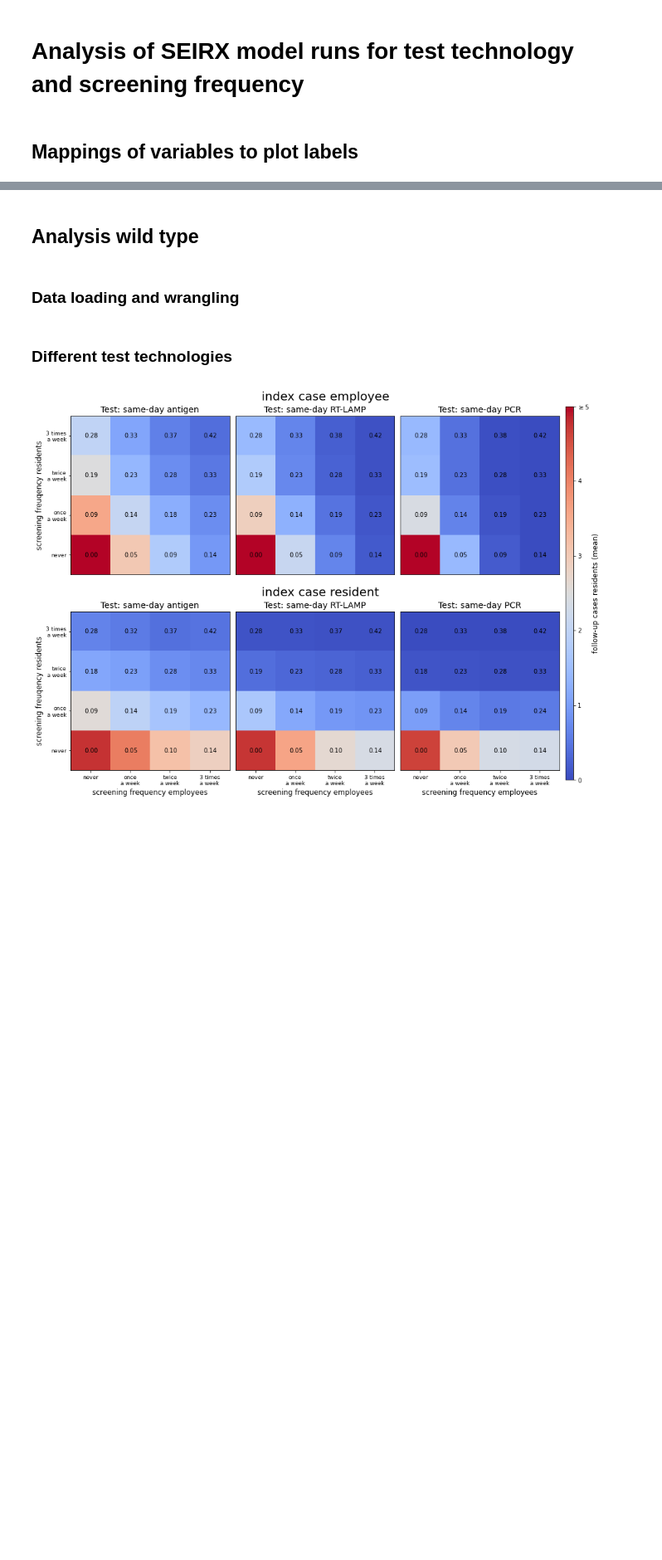
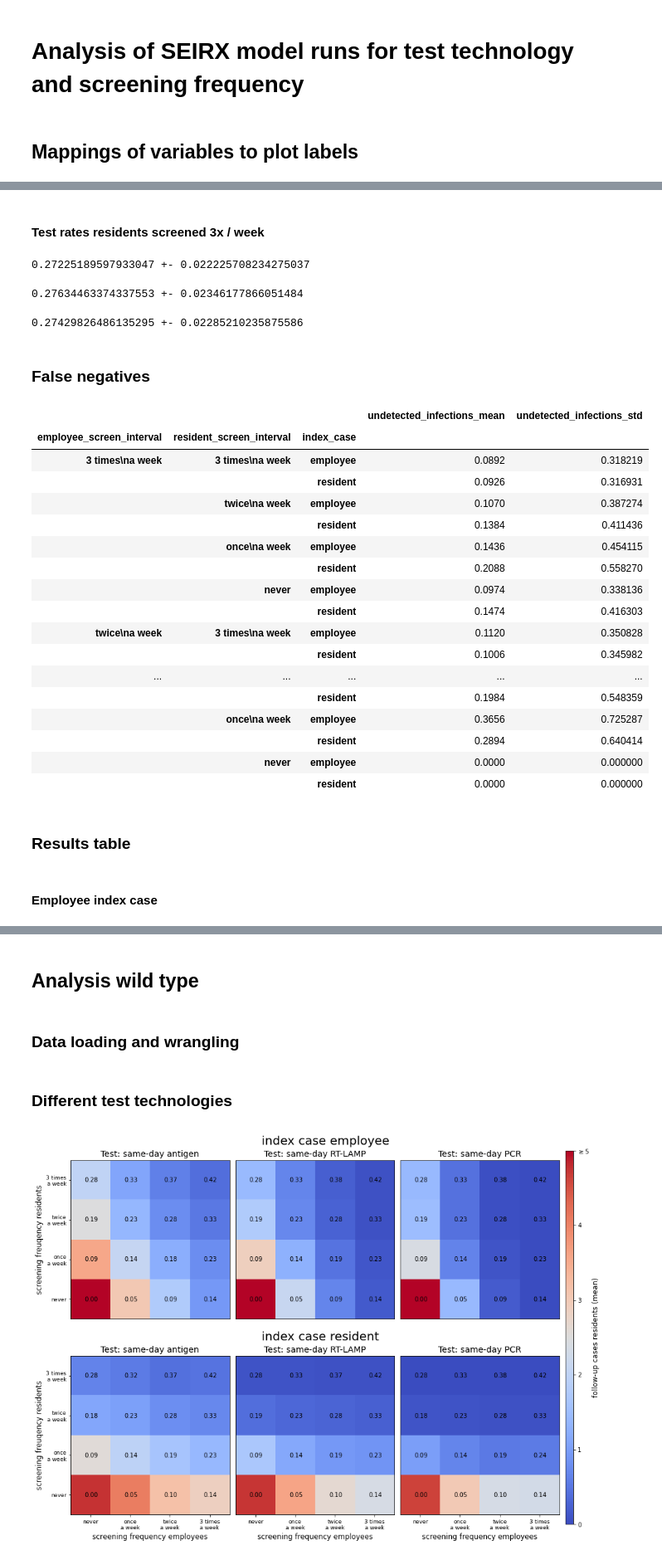
Before and after one commit to JanaLasser/nursing_home_SEIRX, a Jupyter notebook: analysis_testing_strategy.ipynb, the cells around one changed output, grey strips where cells are left out. Shown at 83% size. Drawn from its saved outputs; the diff is of its cells as text; code cells hidden in the pictures; blank space fills up the shorter version.

```diff
--- a/analysis_testing_strategy.ipynb
+++ b/analysis_testing_strategy.ipynb
@@ -78,0 +81,6 @@ if language == 'german':
+# %%
+res_path = '../data/simulation_results'
+dst_path = '../plots/'
+sim_name = 'simulations_testing_strategy'
+N_runs = 5000
+data = pd.read_csv(join(res_path,'{}_UK_variant_{}.csv'.format(sim_name, N_runs)))
@@ -78,0 +652,45 @@ if language == 'german':
+# %% [markdown]
+#### Test rates residents screened 3x / week
+# %%
+mean = data.loc[:, 'never', '3 times\na week', 'employee']['test_rate_mean'].mean()
+std = np.sqrt((data.loc[:, 'never', '3 times\na week', 'employee']['test_rate_std']**2).mean())
+print('{} +- {}'.format(mean, std))
+# %% [output]
+0.27225189597933047 +- 0.022225708234275037
+# %%
+mean = data.loc[:, 'never', '3 times\na week', 'resident']['test_rate_mean'].mean()
+std = np.sqrt((data.loc[:, 'never', '3 times\na week', 'resident']['test_rate_std']**2).mean())
+print('{} +- {}'.format(mean, std))
+# %% [output]
+0.27634463374337553 +- 0.02346177866051484
+# %%
+mean = data.loc[:, 'never', '3 times\na week', :]['test_rate_mean'].mean()
+std = np.sqrt((data.loc[:, 'never', '3 times\na week', :]['test_rate_std']**2).mean())
+print('{} +- {}'.format(mean, std))
+# %% [output]
+0.27429826486135295 +- 0.02285210235875586
+# %% [markdown]
+### False negatives
+# %%
+data.loc['same_day_antigen'][['undetected_infections_mean', 'undetected_infections_std']]
+# %% [output]
+|  |  |  | undetected_infections_mean | undetected_infections_std |
+| employee_screen_interval | resident_screen_interval | index_case |  |  |
+| 3 times\na week | 3 times\na week | employee | 0.0892 | 0.318219 |
+|  |  | resident | 0.0926 | 0.316931 |
+|  | twice\na week | employee | 0.1070 | 0.387274 |
+|  |  | resident | 0.1384 | 0.411436 |
+|  | once\na week | employee | 0.1436 | 0.454115 |
+|  |  | resident | 0.2088 | 0.558270 |
+|  | never | employee | 0.0974 | 0.338136 |
+|  |  | resident | 0.1474 | 0.416303 |
+| twice\na week | 3 times\na week | employee | 0.1120 | 0.350828 |
+|  |  | resident | 0.1006 | 0.345982 |
+| ... | ... | ... | ... | ... |
+|  |  | resident | 0.1984 | 0.548359 |
+|  | once\na week | employee | 0.3656 | 0.725287 |
+|  |  | resident | 0.2894 | 0.640414 |
+|  | never | employee | 0.0000 | 0.000000 |
+|  |  | resident | 0.0000 | 0.000000 |
+# %% [markdown]
+### Results table
@@ -78,0 +712,2 @@ if language == 'german':
+# %% [markdown]
+#### Employee index case
```
Also changed, not shown: parts of 164 cells of this notebook, 1 other file.
